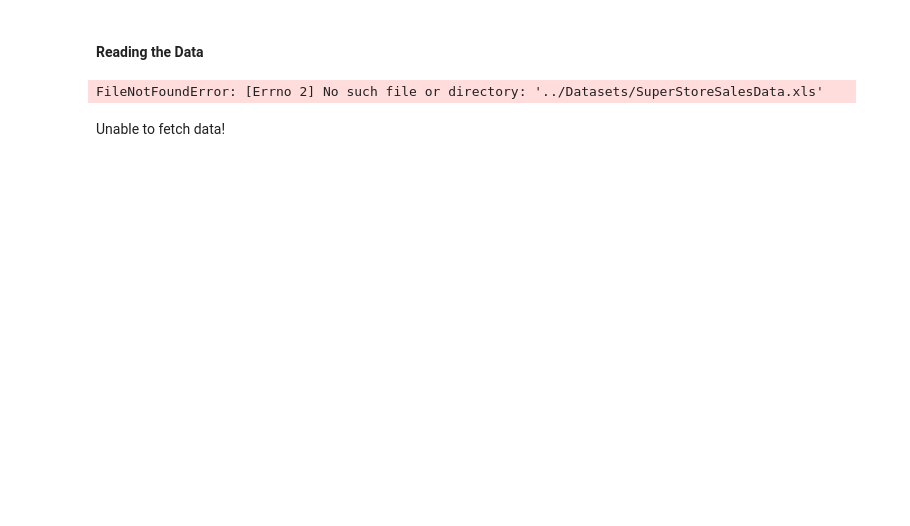
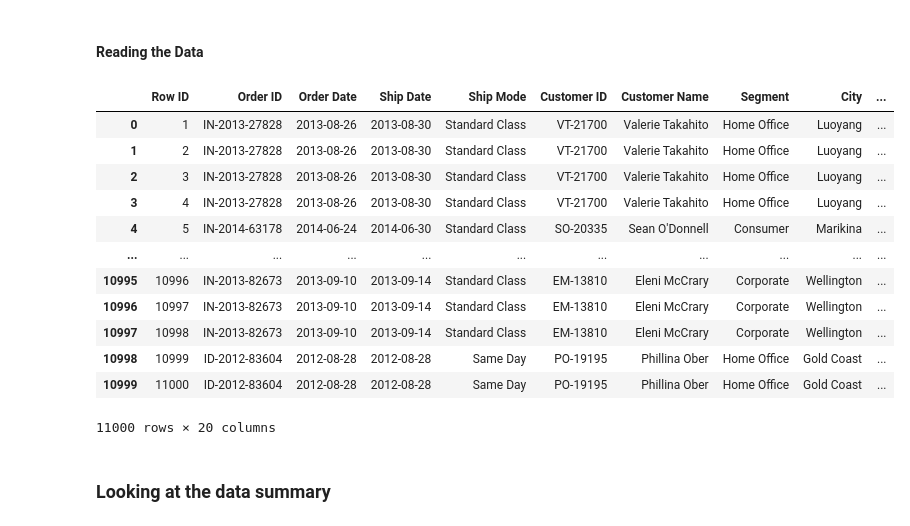
Before and after one commit to anish3565/Case_Studies, a Jupyter notebook: Time Series/SuperStore_Sales_Analysis.ipynb, the cells around one changed output. Cells and saved outputs as stored; diff of their text form; code cells hidden in the pictures; blank space fills up the shorter version.

```diff
--- a/Time Series/SuperStore_Sales_Analysis.ipynb
+++ b/Time Series/SuperStore_Sales_Analysis.ipynb
@@ -17,12 +22,25 @@ Requirement already satisfied: xlrd in c:\users\hp\appdata\roaming\python\python
 # %%
 import pandas as pd
 import numpy as np
 
 # Supressing scientific notations
 np.set_printoptions(suppress=True)
 
-StoreSalesData=pd.read_excel('../Datasets/SuperStoreSalesData.xls')
+StoreSalesData=pd.read_excel('../Datasets/StoreSalesData.xls')
+StoreSalesData
 # %% [output]
+|  | Row ID | Order ID | Order Date | Ship Date | Ship Mode | Customer ID | Customer Name | Segment | City | ... |
+| 0 | 1 | IN-2013-27828 | 2013-08-26 | 2013-08-30 | Standard Class | VT-21700 | Valerie Takahito | Home Office | Luoyang | ... |
+| 1 | 2 | IN-2013-27828 | 2013-08-26 | 2013-08-30 | Standard Class | VT-21700 | Valerie Takahito | Home Office | Luoyang | ... |
+| 2 | 3 | IN-2013-27828 | 2013-08-26 | 2013-08-30 | Standard Class | VT-21700 | Valerie Takahito | Home Office | Luoyang | ... |
+| 3 | 4 | IN-2013-27828 | 2013-08-26 | 2013-08-30 | Standard Class | VT-21700 | Valerie Takahito | Home Office | Luoyang | ... |
+| 4 | 5 | IN-2014-63178 | 2014-06-24 | 2014-06-30 | Standard Class | SO-20335 | Sean O'Donnell | Consumer | Marikina | ... |
+| ... | ... | ... | ... | ... | ... | ... | ... | ... | ... | ... |
+| 10995 | 10996 | IN-2013-82673 | 2013-09-10 | 2013-09-14 | Standard Class | EM-13810 | Eleni McCrary | Corporate | Wellington | ... |
+| 10996 | 10997 | IN-2013-82673 | 2013-09-10 | 2013-09-14 | Standard Class | EM-13810 | Eleni McCrary | Corporate | Wellington | ... |
+| 10997 | 10998 | IN-2013-82673 | 2013-09-10 | 2013-09-14 | Standard Class | EM-13810 | Eleni McCrary | Corporate | Wellington | ... |
+| 10998 | 10999 | ID-2012-83604 | 2012-08-28 | 2012-08-28 | Same Day | PO-19195 | Phillina Ober | Home Office | Gold Coast | ... |
+| 10999 | 11000 | ID-2012-83604 | 2012-08-28 | 2012-08-28 | Same Day | PO-19195 | Phillina Ober | Home Office | Gold Coast | ... |
-FileNotFoundError: [Errno 2] No such file or directory: '../Datasets/SuperStoreSalesData.xls'
+11000 rows × 20 columns
-# %% [markdown]
-Unable to fetch data!
+# %% [markdown]
+### Looking at the data summary
```
Also changed, not shown: parts of 19 cells of this notebook.
